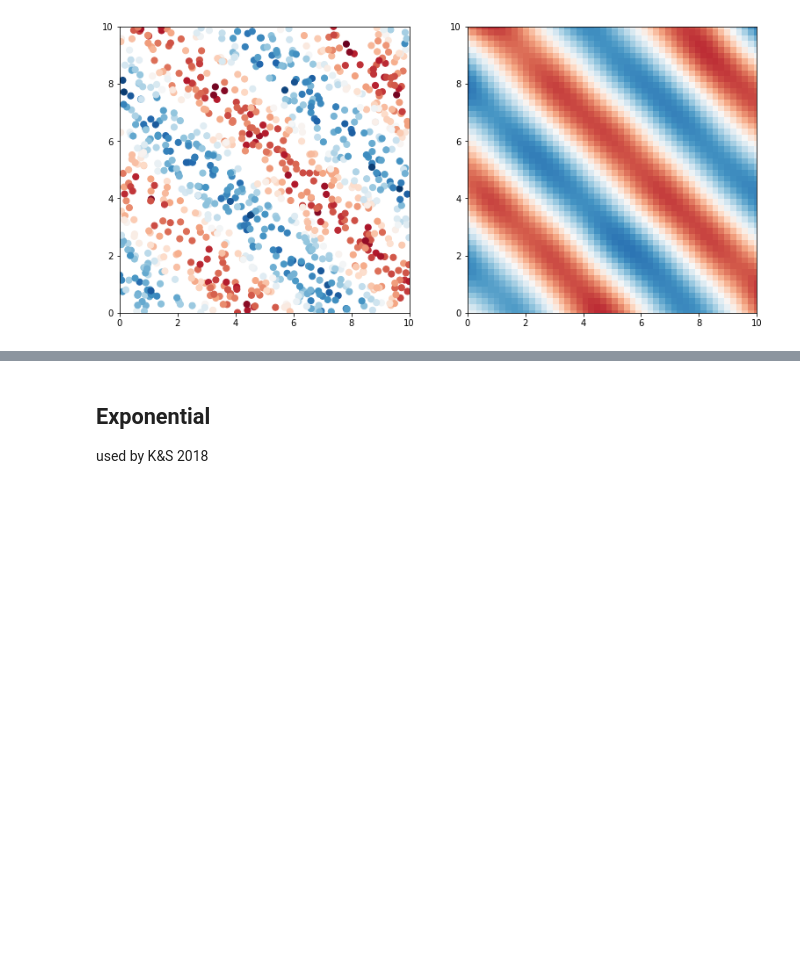
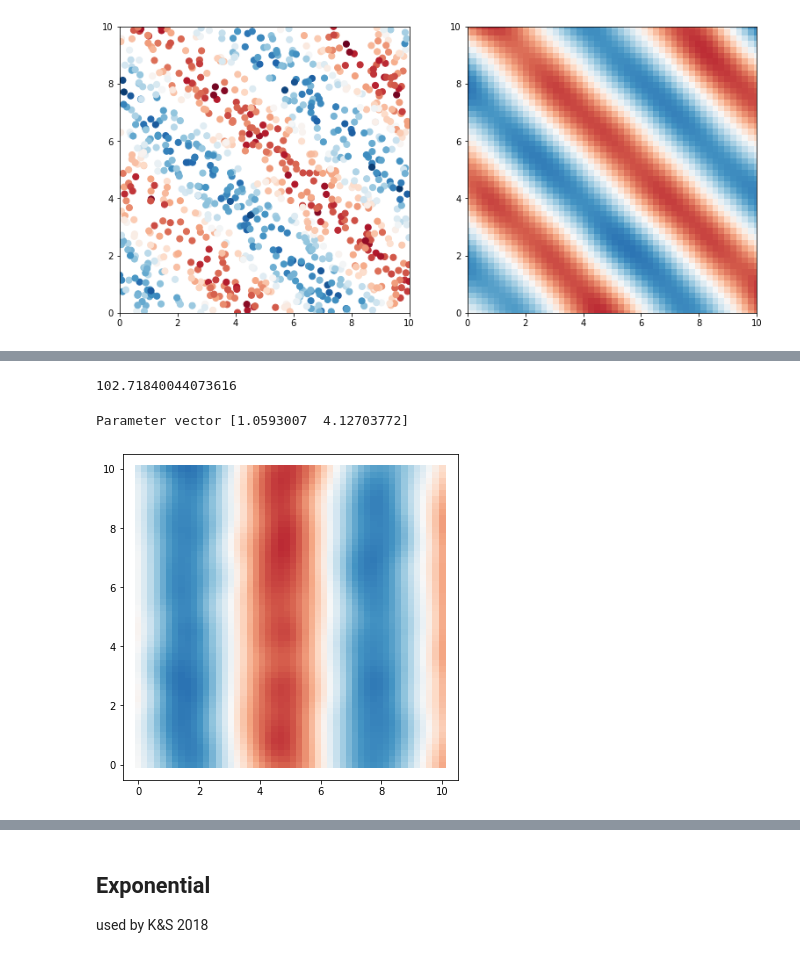
Before and after one commit to oceanhackweek/ohw20-proj-argo-mapping, a Jupyter notebook: notebook2-interpolate_2D_using_george-isabelle.ipynb, the cells around one changed output, grey strips where cells are left out. Cells and saved outputs as stored; diff of their text form; code cells hidden in the pictures; blank space fills up the shorter version.

```diff
--- a/notebook2-interpolate_2D_using_george-isabelle.ipynb
+++ b/notebook2-interpolate_2D_using_george-isabelle.ipynb
@@ -191,0 +232,24 @@ for ax in axes:
+# %%
+# Run the optimization routine.
+p0 = gp.get_parameter_vector()
+results = op.minimize(nll, p0, jac=grad_nll, method="L-BFGS-B")
+
+# Update the kernel and print the final log-likelihood.
+gp.set_parameter_vector(results.x)
+
+print(gp.log_likelihood(y))
+# %% [output]
+102.71840044073616
+# %%
+gp.compute(x)
+
+mu, cov = gp.predict(y, test_pts) # this is where George performs maximum likelihood estimation
+
+f, axes = plt.subplots(1, 1, figsize=(6,6))
+axes.scatter(test_pts[:, 0], test_pts[:, 1], c=mu, s=50, marker='s', edgecolor='none', **style)
+
+
+print('Parameter vector',kernel.get_parameter_vector())
+# %% [output]
+Parameter vector [1.0593007  4.12703772]
+[figure, added]
```
Also changed, not shown: parts of 5 cells of this notebook.
